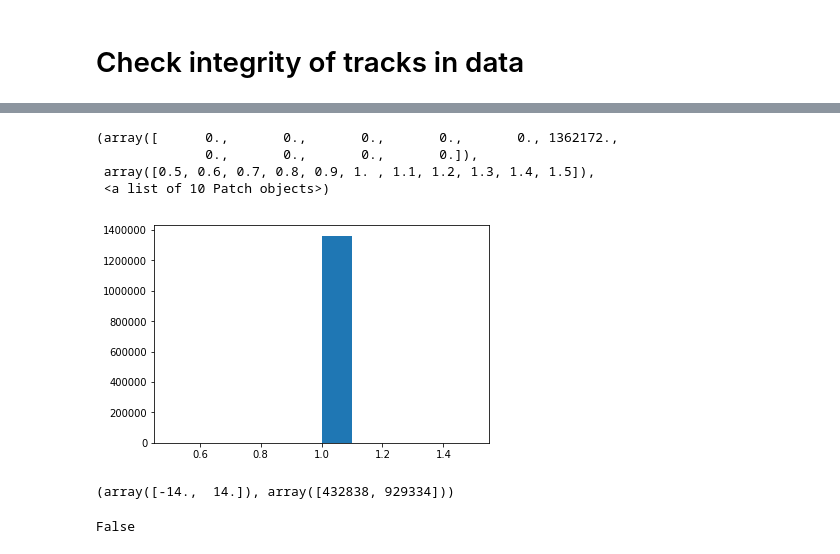
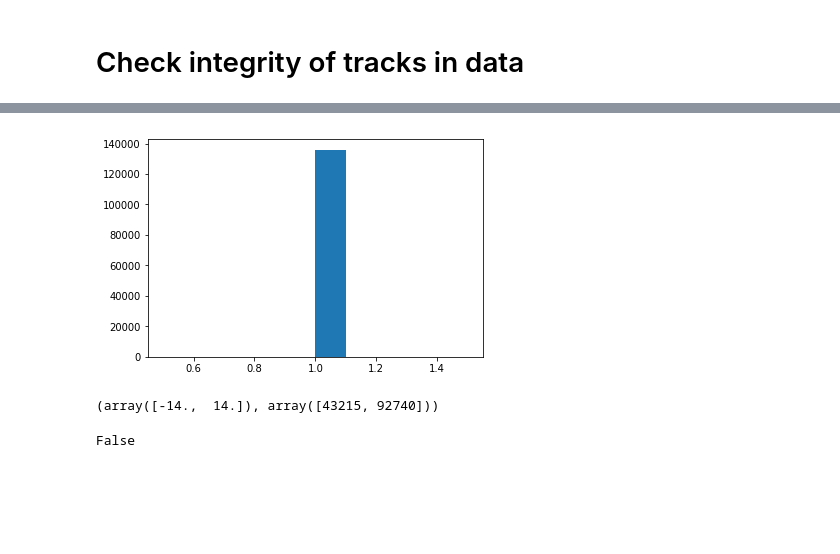
Before and after one commit to ruian1/NuIntClassification, a Jupyter notebook: baselines.ipynb, the cells around one changed output, grey strips where cells are left out. Cells and saved outputs as stored; diff of their text form; code cells hidden in the pictures; blank space fills up the shorter version.

```diff
--- a/baselines.ipynb
+++ b/baselines.ipynb
@@ -16,6 +18,6 @@ model_idx = 'hd5-6181356400'
 # %%
 with open(f'training/{model_idx}/config.json') as f:
     config = json.load(f)
-data = util.dataset_from_config(config)
+data_train, data_val, data_test = util.dataset_from_config(config)
 model = util.model_from_config(config)
 # %% [output]
@@ -87,14 +75,10 @@ plt.hist(data.file['InteractionType']['value'][track_idx])
 # %%
-has_no_track_length = np.isnan(data.file['TrackLength']['value'])
-plt.hist(data.targets[~has_no_track_length])
+has_no_track_length = np.isnan(data_test.file['TrackLength'])
+_ = plt.hist(data_test.targets[~has_no_track_length])
 # %% [output]
-(array([      0.,       0.,       0.,       0.,       0., 1362172.,
-              0.,       0.,       0.,       0.]),
- array([0.5, 0.6, 0.7, 0.8, 0.9, 1. , 1.1, 1.2, 1.3, 1.4, 1.5]),
- <a list of 10 Patch objects>)
-[figure, old version]
+[figure, new version]
 # %%
-np.unique(data.file['PDGEncoding']['value'][~has_no_track_length], return_counts=True)
+np.unique(data_test.file['PDGEncoding'][~has_no_track_length], return_counts=True)
 # %% [output]
-(array([-14.,  14.]), array([432838, 929334]))
+(array([-14.,  14.]), array([43215, 92740]))
 # %%
```
Also changed, not shown: parts of 33 cells of this notebook, 13 other files.
